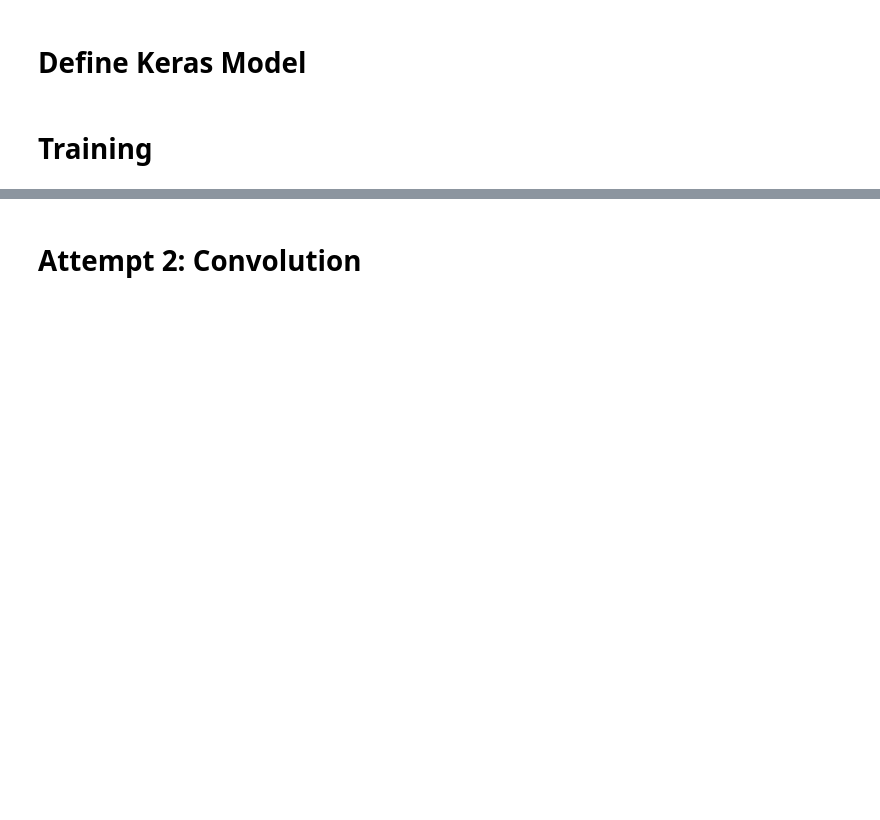
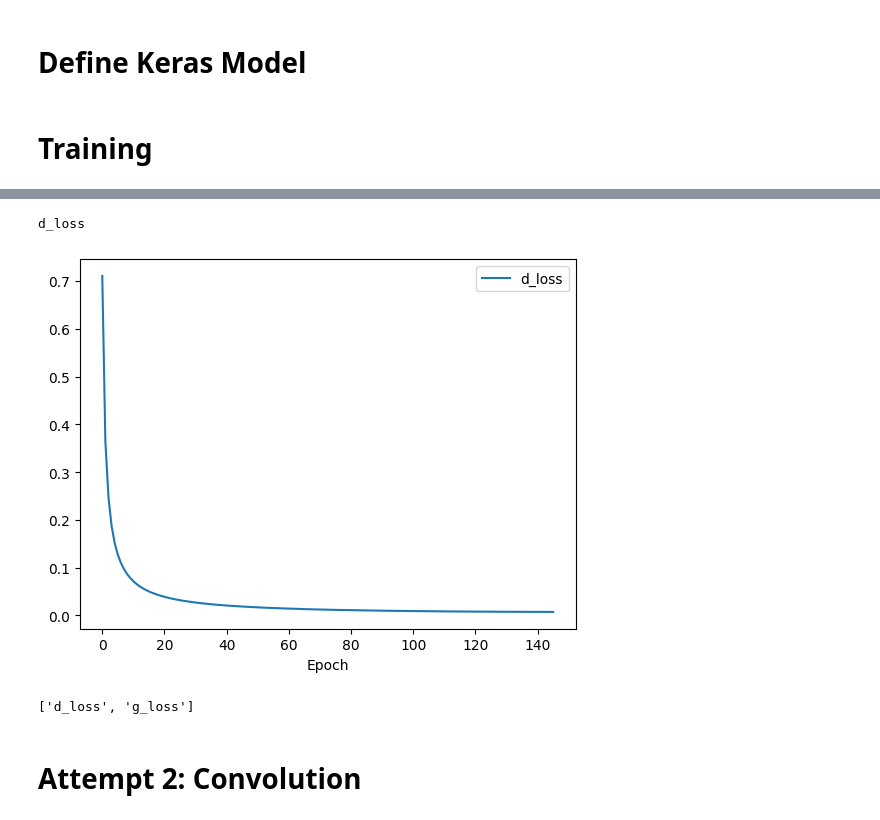
Before and after one commit to peterjsadowski/keras_tutorial, a Jupyter notebook: 3_keras_mnist_GAN.ipynb, the cells around one changed output, grey strips where cells are left out. Cells and saved outputs as stored; diff of their text form; code cells hidden in the pictures; blank space fills up the shorter version.

```diff
--- a/3_keras_mnist_GAN.ipynb
+++ b/3_keras_mnist_GAN.ipynb
@@ -172,3 +190,23 @@ for epoch in tqdm(range(num_epochs)):
+# %%
+plt.figure(1)
+plt.clf()
+labels = []
+for k in history:
+    print(k)
+    labels.append(k)
+    plt.plot(history[k], label=k)
+    break
+plt.legend(labels)
+plt.xlabel('Epoch')
+plt.ylabel('')
+plt.show()
+# %% [output]
+d_loss
+[figure, added]
+# %%
+labels
+# %% [output]
+['d_loss', 'g_loss']
 # %% [markdown]
 # Attempt 2: Convolution
 # %%
```
Also changed, not shown: parts of 6 cells of this notebook.
